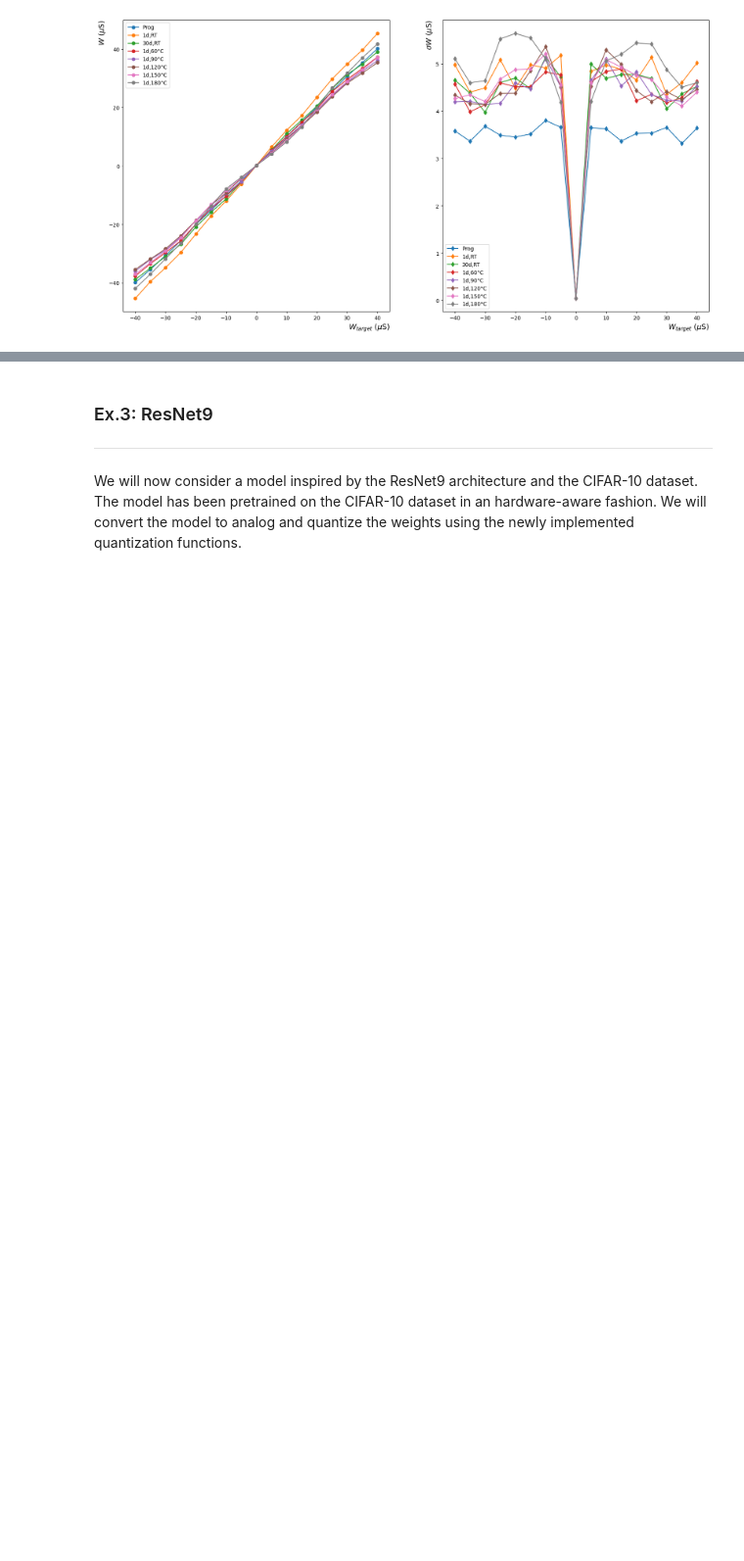
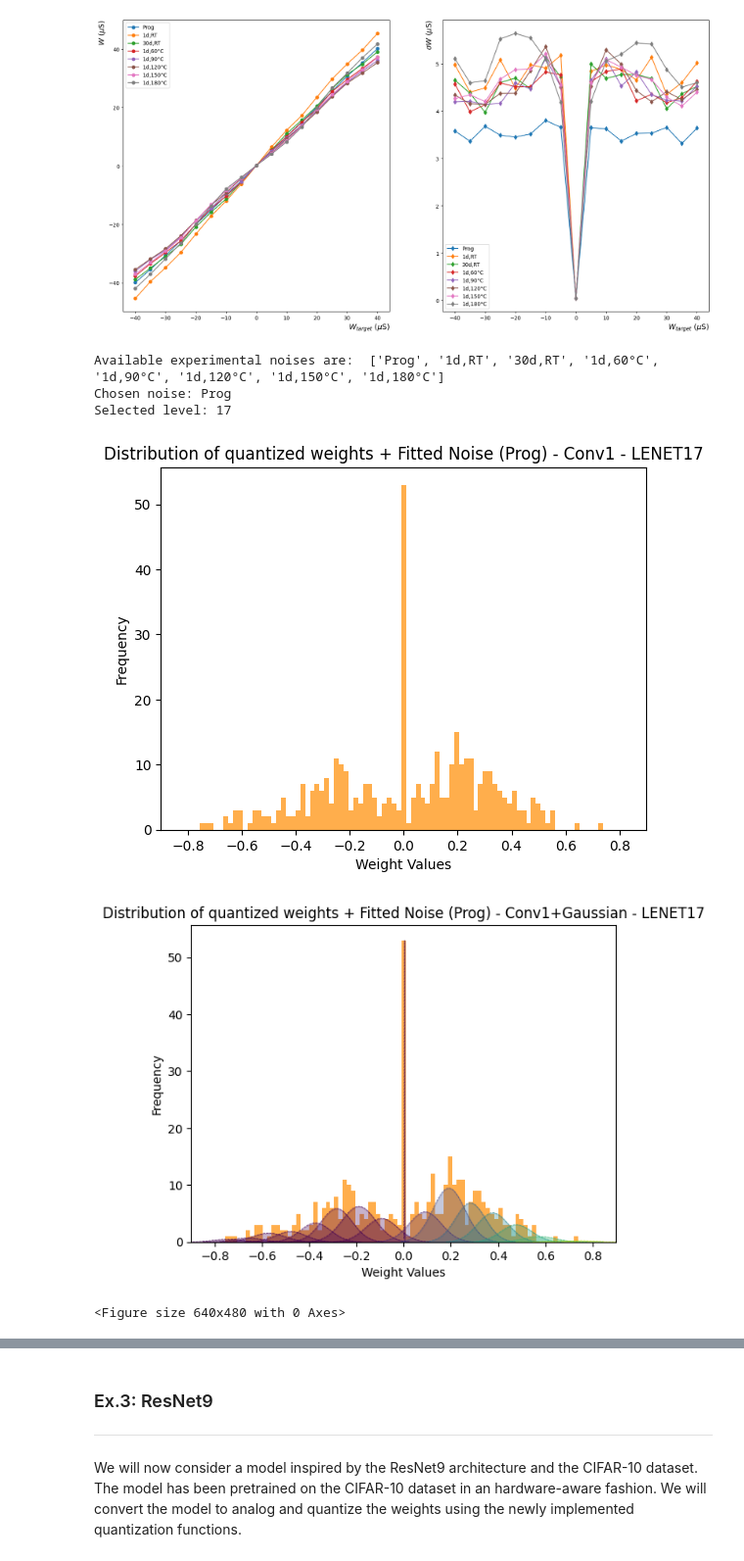
Before and after one commit to ApprehensiveKnee/aihwkit, a Jupyter notebook: sandbox/quantization.ipynb, the cells around one changed output, grey strips where cells are left out. Shown at 98% size. Saved outputs shown, nothing was run; the diff lists cells and outputs as text; code cells hidden in the pictures; blank space fills up the shorter version.

```diff
--- a/sandbox/quantization.ipynb
+++ b/sandbox/quantization.ipynb
@@ -558,36 +640,43 @@ print(f"Selected level: {SELECTED_LEVEL}")
 RPU_CONFIG  = InferenceRPUConfig(forward=IOParameters(is_perfect=True),
                                     noise_model=ExperimentalNoiseModel(file_path = path,
                                                                        type = CHOSEN_NOISE,
                                                                        g_converter=SinglePairConductanceConverter(g_max=40.)),
                                     clip= WeightClipParameter(type=WeightClipType.NONE,),
                                     remap= WeightRemapParameter(type=WeightRemapType.NONE,),
                                     modifier= WeightModifierParameter(type=WeightModifierType.NONE,),
                                     drift_compensation=None,
                                     )
 
 original_model = inference_lenet5(RPU_CONFIG).to(device)
 original_model.load_state_dict(state_dict, strict=True, load_rpu_config=False)
 
 '''QUANTIZED 9 levels'''
 RPU_CONFIG.quantization = WeightQuantizerParameter(
     resolution=0.18 if SELECTED_LEVEL == 9 else 0.12,
     levels = SELECTED_LEVEL,
 )
 model_fitted = convert_to_analog(original_model, RPU_CONFIG)
 model_fitted.eval()
 model_fitted.program_analog_weights()
 
 
 # Plot the histogram of the weights of the last model
 tile_weights = next(model_fitted.analog_tiles()).get_weights()
 
 gaussain_noise = {"means": ww_mdn[CHOSEN_NOISE].values, "stds": ww_std[CHOSEN_NOISE].values, "gmax": 40.0}
-pl.plot_tensor_values(tile_weights[0], 101, (-.9,.9), f"Distribution of quantized weights + Fitted Noise ({CHOSEN_NOISE}) - Conv1 - LENET{SELECTED_LEVEL}", f"plots/hist_lenet_QUANTIZED_{SELECTED_LEVEL}+FITTED_Conv1.png")
-pl.plot_tensor_values(tile_weights[0], 101, (-.9,.9), f"Distribution of quantized weights + Fitted Noise ({CHOSEN_NOISE}) - Conv1+Gaussian - LENET{SELECTED_LEVEL}", f"plots/hist_lenet_QUANTIZED_{SELECTED_LEVEL}+FITTED_Conv1+Gaussian.png", gaussian=gaussain_noise)
+pl.plot_tensor_values(tile_weights[0], 101, (-.9,.9), f"Distribution of quantized weights + Fitted Noise ({CHOSEN_NOISE}) - Conv1 - LENET{SELECTED_LEVEL}", f"lenet/plots/hist_lenet_QUANTIZED_{SELECTED_LEVEL}+FITTED_Conv1.png")
+pl.plot_tensor_values(tile_weights[0], 101, (-.9,.9), f"Distribution of quantized weights + Fitted Noise ({CHOSEN_NOISE}) - Conv1+Gaussian - LENET{SELECTED_LEVEL}", f"lenet/plots/hist_lenet_QUANTIZED_{SELECTED_LEVEL}+FITTED_Conv1+Gaussian.png", gaussian=gaussain_noise)
 
 
 
-pl.generate_moving_hist(model_fitted,title=f"Distribution of Quantized Weight + Fitted Noise ({CHOSEN_NOISE})\n Values over the tiles - LENET{SELECTED_LEVEL}", file_name=f"plots/hist_lenet_QUANTIZED_{SELECTED_LEVEL}_FITTED.gif", range = (-.7,.7), top=None, split_by_rows=False)
+pl.generate_moving_hist(model_fitted,title=f"Distribution of Quantized Weight + Fitted Noise ({CHOSEN_NOISE})\n Values over the tiles - LENET{SELECTED_LEVEL}", file_name=f"lenet/plots/hist_lenet_QUANTIZED_{SELECTED_LEVEL}_FITTED.gif", range = (-.7,.7), top=None, split_by_rows=False)
+# %% [output]
+Available experimental noises are:  ['Prog', '1d,RT', '30d,RT', '1d,60°C', '1d,90°C', '1d,120°C', '1d,150°C', '1d,180°C']
+Chosen noise: Prog
+Selected level: 17
+[figure, added]
+[figure, added]
+<Figure size 640x480 with 0 Axes>
 # %%
 # Estimate the accuracy of the model with the fitted noise with respect to the other 9 levels model
 fitted_models_names = []
```
Also changed, not shown: parts of 15 cells of this notebook, 53 other files.
